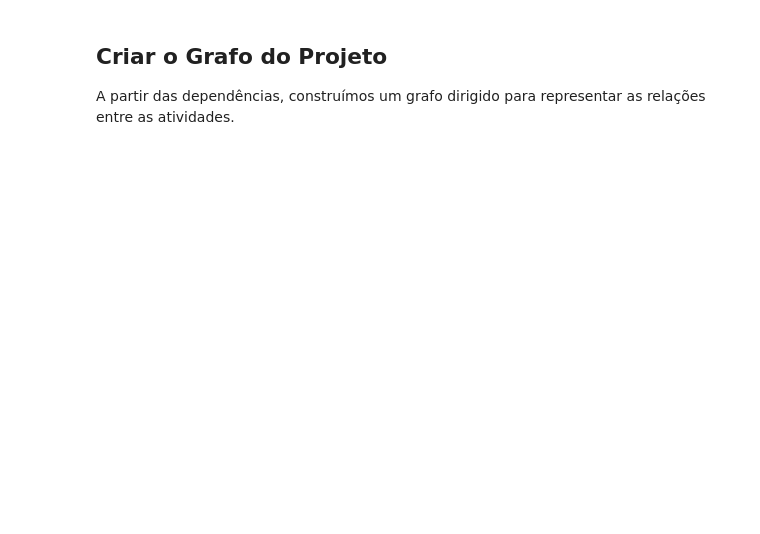
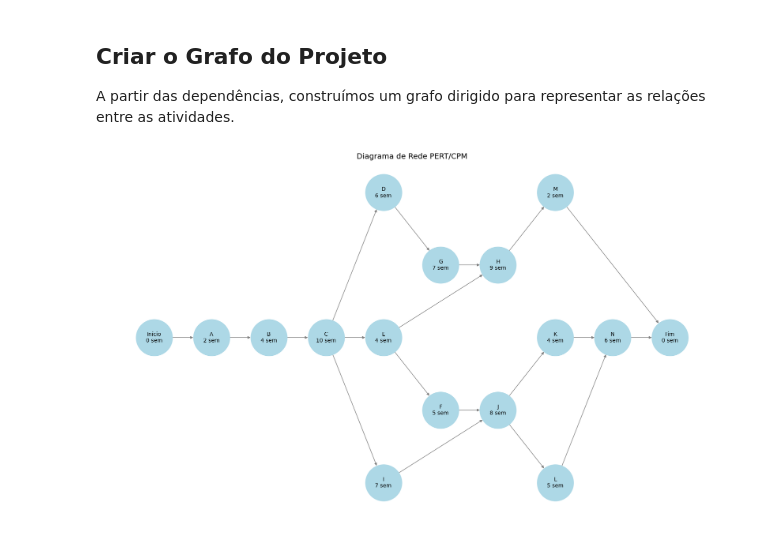
Before and after one commit to UniRobotica/gpc, a Jupyter notebook: _build/jupyter_execute/notebooks/pertcpm-construcao-civil.ipynb, the cells around one changed output. Cells and saved outputs as stored; diff of their text form; code cells hidden in the pictures; blank space fills up the shorter version.

Commit message:
ajustei o código para gerar o grafico de atividades porque o graphivz não executa no gh pages

```diff
--- a/_build/jupyter_execute/notebooks/pertcpm-construcao-civil.ipynb
+++ b/_build/jupyter_execute/notebooks/pertcpm-construcao-civil.ipynb
@@ -67,0 +48,76 @@ plt.show()
+# %%
+# Importar as bibliotecas necessárias
+import matplotlib.pyplot as plt
+import networkx as nx
+import pandas as pd
+
+# Exemplo de DataFrame
+data = pd.DataFrame({
+    'Atividade': ['Início', 'A', 'B', 'C', 'D', 'E', 'F', 'G', 'H', 'I', 'J', 'K', 'L', 'M', 'N', 'Fim'],
+    'Descrição': ['Início','Escavação', 'Fundação', 'Paredes', 'Telhado', 'Encanamento Exterior',
+                  'Encanamento Interior', 'Muros', 'Pintura Exterior', 'Instalação Elétrica', 'Divisórias',
+                  'Piso', 'Pintura Interior', 'Acabamento Exterior', 'Acabamento Interior', 'Fim'],
+    'Atividades Precedentes': [None, 'Início', 'A', 'B', 'C', 'C', 'E', 'D', 'E,G', 'C', 'F,I', 'J', 'J', 'H', 'K,L', 'M,N'],
+    'Duração Estimada': [0, 2, 4, 10, 6, 4, 5, 7, 9, 7, 8, 4, 5, 2, 6, 0]
+})
+
+# Criar o grafo de PERT/CPM
+G = nx.DiGraph()
+
+# Adicionar nós e arestas ao grafo
+for i, row in data.iterrows():
+    G.add_node(row['Atividade'], duração=row['Duração Estimada'])
+    if row['Atividades Precedentes']:
+        precedentes = row['Atividades Precedentes'].split(',')
+        for p in precedentes:
+            G.add_edge(p.strip(), row['Atividade'])
+
+# Função para calcular os níveis das atividades (hierarquia top-down)
+def calculate_levels(graph):
+    levels = {}
+    for node in nx.topological_sort(graph):  # Garante ordem topológica
+        if len(list(graph.predecessors(node))) == 0:
+            levels[node] = 0
+        else:
+            levels[node] = max([levels[p] for p in graph.predecessors(node)]) + 1
+    return levels
+
+# Calcular os níveis das atividades
+levels = calculate_levels(G)
+
+# Atribuir os níveis como atributos aos nós
+nx.set_node_attributes(G, levels, "subset")
+
+# Calcular o layout dos nós com espaçamento ajustado
+pos = nx.multipartite_layout(G, subset_key="subset")
+vertical_spacing = 2.0  # Ajuste do espaçamento vertical
+for node in pos:
+    x, y = pos[node]
+    pos[node] = (x, y * vertical_spacing)
+
+# Melhorar a visualização do grafo
+plt.figure(figsize=(16, 9))
+
+# Desenhar o grafo
+nx.draw(
+    G,
+    pos,
+    with_labels=False,  # Desativa os rótulos padrão
+    node_size=4500,     # Ajusta o tamanho dos nós
+    node_color='lightblue',
+    edge_color='gray',
+    arrowsize=10
+)
+
+# Adicionar rótulos personalizados nos nós (Nome e Duração)
+labels = nx.get_node_attributes(G, 'duração')
+custom_labels = {n: f"{n}\n{d} sem" for n, d in labels.items()}
+nx.draw_networkx_labels(G, pos, labels=custom_labels, font_size=10)
+
+# Adicionar título
+plt.title("Diagrama de Rede PERT/CPM", fontsize=14)
+
+# Exibir o gráfico
+plt.show()
+# %% [output]
+[figure, added]
```
Also changed, not shown: parts of 3 cells of this notebook, 16 other files.
